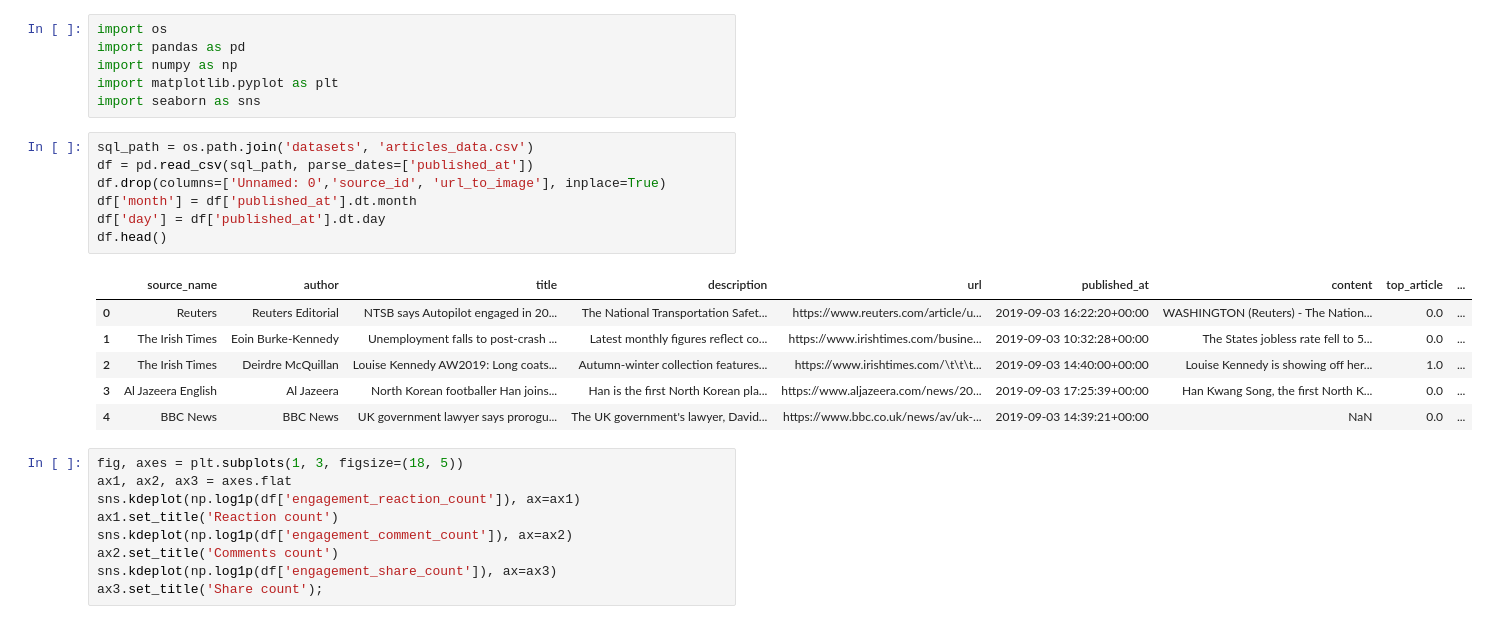
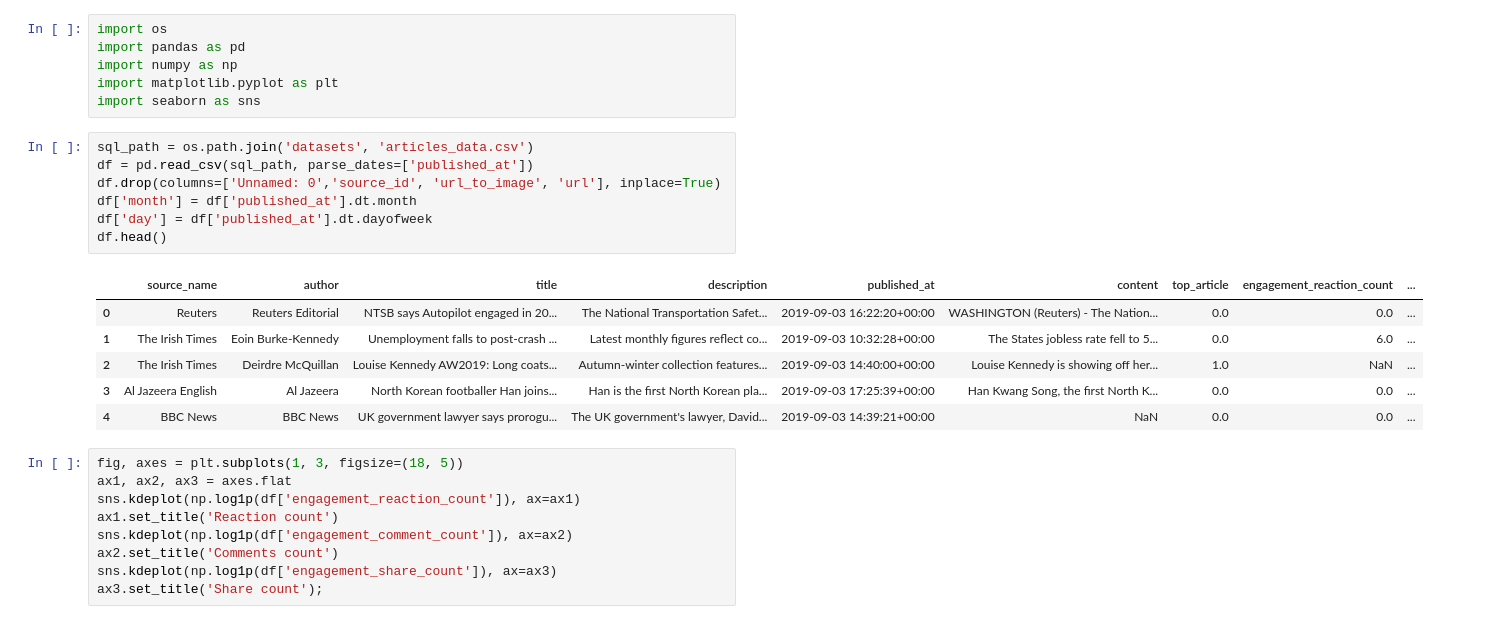
Before and after one commit to Bounty1993/Text-analysis, a Jupyter notebook: internet_news.ipynb, the cells around one changed output. Saved outputs shown, nothing was run; the diff lists cells and outputs as text.

Commit message:
new model in articles

```diff
--- a/internet_news.ipynb
+++ b/internet_news.ipynb
@@ -7,17 +7,17 @@ import seaborn as sns
 # %%
 sql_path = os.path.join('datasets', 'articles_data.csv')
 df = pd.read_csv(sql_path, parse_dates=['published_at'])
-df.drop(columns=['Unnamed: 0','source_id', 'url_to_image'], inplace=True)
+df.drop(columns=['Unnamed: 0','source_id', 'url_to_image', 'url'], inplace=True)
 df['month'] = df['published_at'].dt.month
-df['day'] = df['published_at'].dt.day
+df['day'] = df['published_at'].dt.dayofweek
 df.head()
 # %% [output]
-|  | source_name | author | title | description | url | published_at | content | top_article | ... |
-| 0 | Reuters | Reuters Editorial | NTSB says Autopilot engaged in 20... | The National Transportation Safet... | https://www.reuters.com/article/u... | 2019-09-03 16:22:20+00:00 | WASHINGTON (Reuters) - The Nation... | 0.0 | ... |
-| 1 | The Irish Times | Eoin Burke-Kennedy | Unemployment falls to post-crash ... | Latest monthly figures reflect co... | https://www.irishtimes.com/busine... | 2019-09-03 10:32:28+00:00 | The States jobless rate fell to 5... | 0.0 | ... |
-| 2 | The Irish Times | Deirdre McQuillan | Louise Kennedy AW2019: Long coats... | Autumn-winter collection features... | https://www.irishtimes.com/\t\t\t... | 2019-09-03 14:40:00+00:00 | Louise Kennedy is showing off her... | 1.0 | ... |
-| 3 | Al Jazeera English | Al Jazeera | North Korean footballer Han joins... | Han is the first North Korean pla... | https://www.aljazeera.com/news/20... | 2019-09-03 17:25:39+00:00 | Han Kwang Song, the first North K... | 0.0 | ... |
-| 4 | BBC News | BBC News | UK government lawyer says prorogu... | The UK government's lawyer, David... | https://www.bbc.co.uk/news/av/uk-... | 2019-09-03 14:39:21+00:00 | NaN | 0.0 | ... |
+|  | source_name | author | title | description | published_at | content | top_article | engagement_reaction_count | ... |
+| 0 | Reuters | Reuters Editorial | NTSB says Autopilot engaged in 20... | The National Transportation Safet... | 2019-09-03 16:22:20+00:00 | WASHINGTON (Reuters) - The Nation... | 0.0 | 0.0 | ... |
+| 1 | The Irish Times | Eoin Burke-Kennedy | Unemployment falls to post-crash ... | Latest monthly figures reflect co... | 2019-09-03 10:32:28+00:00 | The States jobless rate fell to 5... | 0.0 | 6.0 | ... |
+| 2 | The Irish Times | Deirdre McQuillan | Louise Kennedy AW2019: Long coats... | Autumn-winter collection features... | 2019-09-03 14:40:00+00:00 | Louise Kennedy is showing off her... | 1.0 | NaN | ... |
+| 3 | Al Jazeera English | Al Jazeera | North Korean footballer Han joins... | Han is the first North Korean pla... | 2019-09-03 17:25:39+00:00 | Han Kwang Song, the first North K... | 0.0 | 0.0 | ... |
+| 4 | BBC News | BBC News | UK government lawyer says prorogu... | The UK government's lawyer, David... | 2019-09-03 14:39:21+00:00 | NaN | 0.0 | 0.0 | ... |
 # %%
 fig, axes = plt.subplots(1, 3, figsize=(18, 5))
 ax1, ax2, ax3 = axes.flat
```
Also changed, not shown: parts of 1 cell of this notebook.
